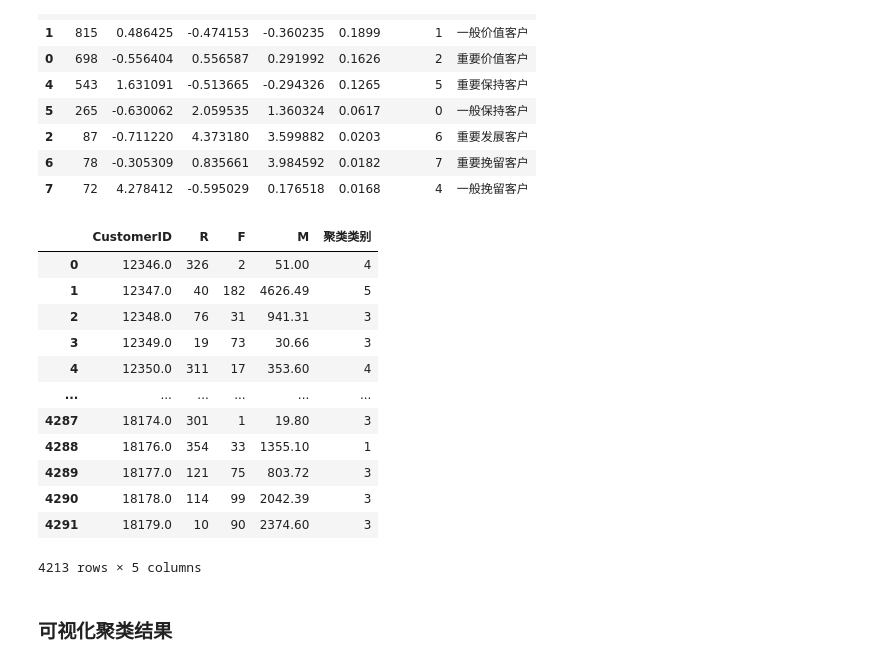
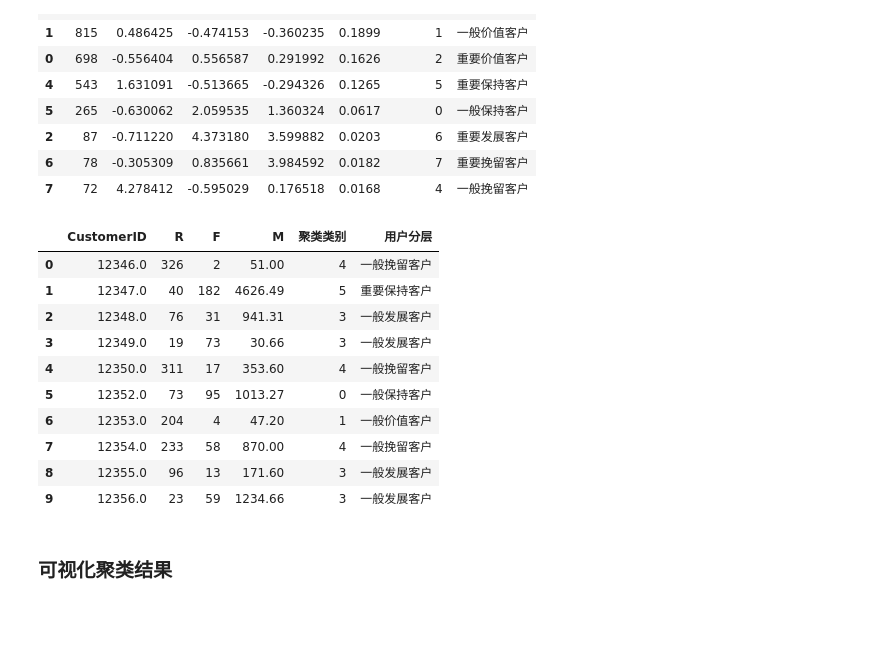
Before and after one commit to jaling9/PythonProjects, a Jupyter notebook: 基于kmean聚类实现用户分层RFM模型/基于kmeans聚类RFM模型.ipynb, the cells around one changed output. Saved outputs shown, nothing was run; the diff lists cells and outputs as text; code cells hidden in the pictures; blank space fills up the shorter version.

```diff
--- a/基于kmean聚类实现用户分层RFM模型/基于kmeans聚类RFM模型.ipynb
+++ b/基于kmean聚类实现用户分层RFM模型/基于kmeans聚类RFM模型.ipynb
@@ -344,22 +359,21 @@ Cluster_8
 # %%
 # 然后将聚类结果传入RFM表中，让结果更直观
 RFM_rfm = pd.merge(RFM,pd.DataFrame(model.labels_,columns=['聚类类别']),left_index=True,right_index=True)
-# RFM = pd.merge(RFM,df,left_on=None, right_on=None, left_index=False, right_index=False)
-RFM_rfm
+RFM_rfm['用户分层'] = RFM_rfm['聚类类别']
+RFM_rfm['用户分层'] = RFM_rfm['用户分层'].map(Cat_of_Customer)
+RFM_rfm.head(10)
 # %% [output]
-|  | CustomerID | R | F | M | 聚类类别 |
-| 0 | 12346.0 | 326 | 2 | 51.00 | 4 |
-| 1 | 12347.0 | 40 | 182 | 4626.49 | 5 |
-| 2 | 12348.0 | 76 | 31 | 941.31 | 3 |
-| 3 | 12349.0 | 19 | 73 | 30.66 | 3 |
-| 4 | 12350.0 | 311 | 17 | 353.60 | 4 |
-| ... | ... | ... | ... | ... | ... |
-| 4287 | 18174.0 | 301 | 1 | 19.80 | 3 |
-| 4288 | 18176.0 | 354 | 33 | 1355.10 | 1 |
-| 4289 | 18177.0 | 121 | 75 | 803.72 | 3 |
-| 4290 | 18178.0 | 114 | 99 | 2042.39 | 3 |
-| 4291 | 18179.0 | 10 | 90 | 2374.60 | 3 |
+|  | CustomerID | R | F | M | 聚类类别 | 用户分层 |
+| 0 | 12346.0 | 326 | 2 | 51.00 | 4 | 一般挽留客户 |
+| 1 | 12347.0 | 40 | 182 | 4626.49 | 5 | 重要保持客户 |
+| 2 | 12348.0 | 76 | 31 | 941.31 | 3 | 一般发展客户 |
+| 3 | 12349.0 | 19 | 73 | 30.66 | 3 | 一般发展客户 |
+| 4 | 12350.0 | 311 | 17 | 353.60 | 4 | 一般挽留客户 |
+| 5 | 12352.0 | 73 | 95 | 1013.27 | 0 | 一般保持客户 |
+| 6 | 12353.0 | 204 | 4 | 47.20 | 1 | 一般价值客户 |
+| 7 | 12354.0 | 233 | 58 | 870.00 | 4 | 一般挽留客户 |
+| 8 | 12355.0 | 96 | 13 | 171.60 | 3 | 一般发展客户 |
+| 9 | 12356.0 | 23 | 59 | 1234.66 | 3 | 一般发展客户 |
-4213 rows × 5 columns
 # %% [markdown]
 ### **可视化聚类结果**
 # %%
```
Also changed, not shown: parts of 9 cells of this notebook.
